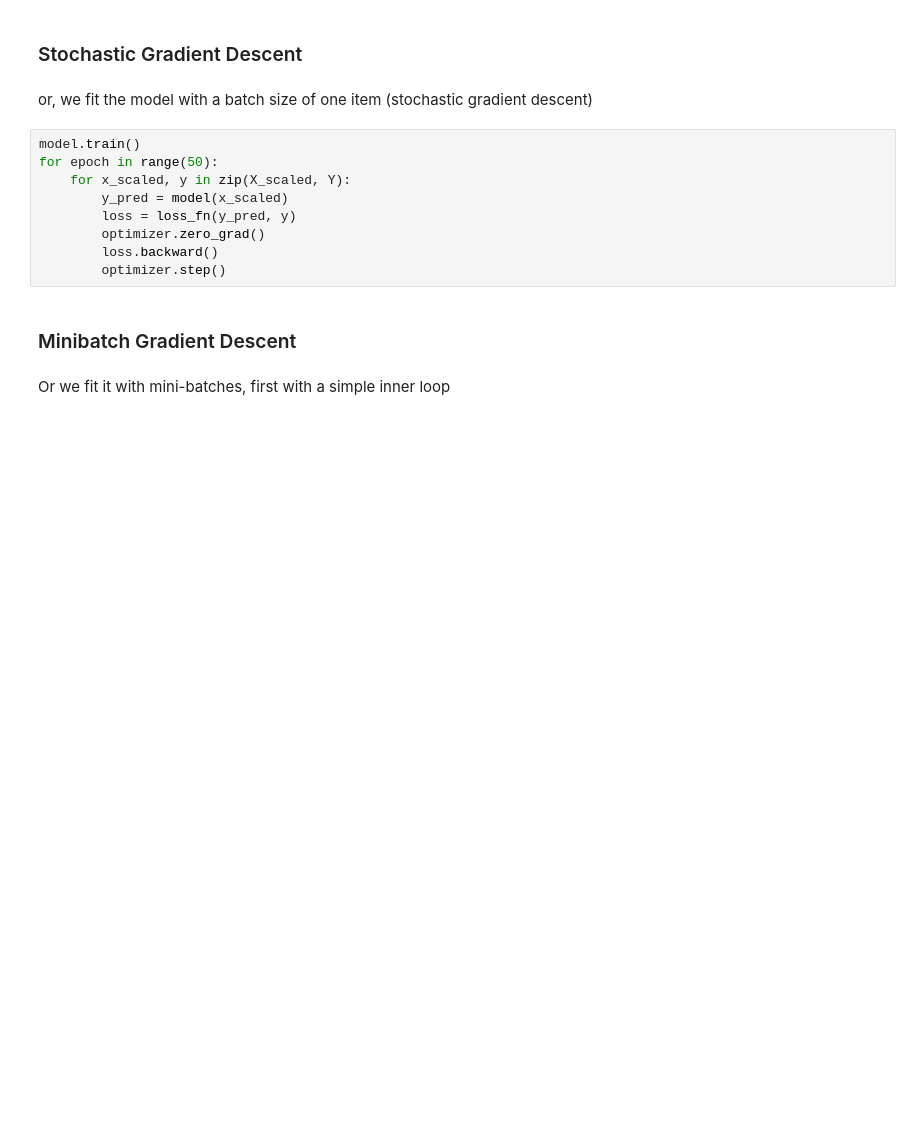
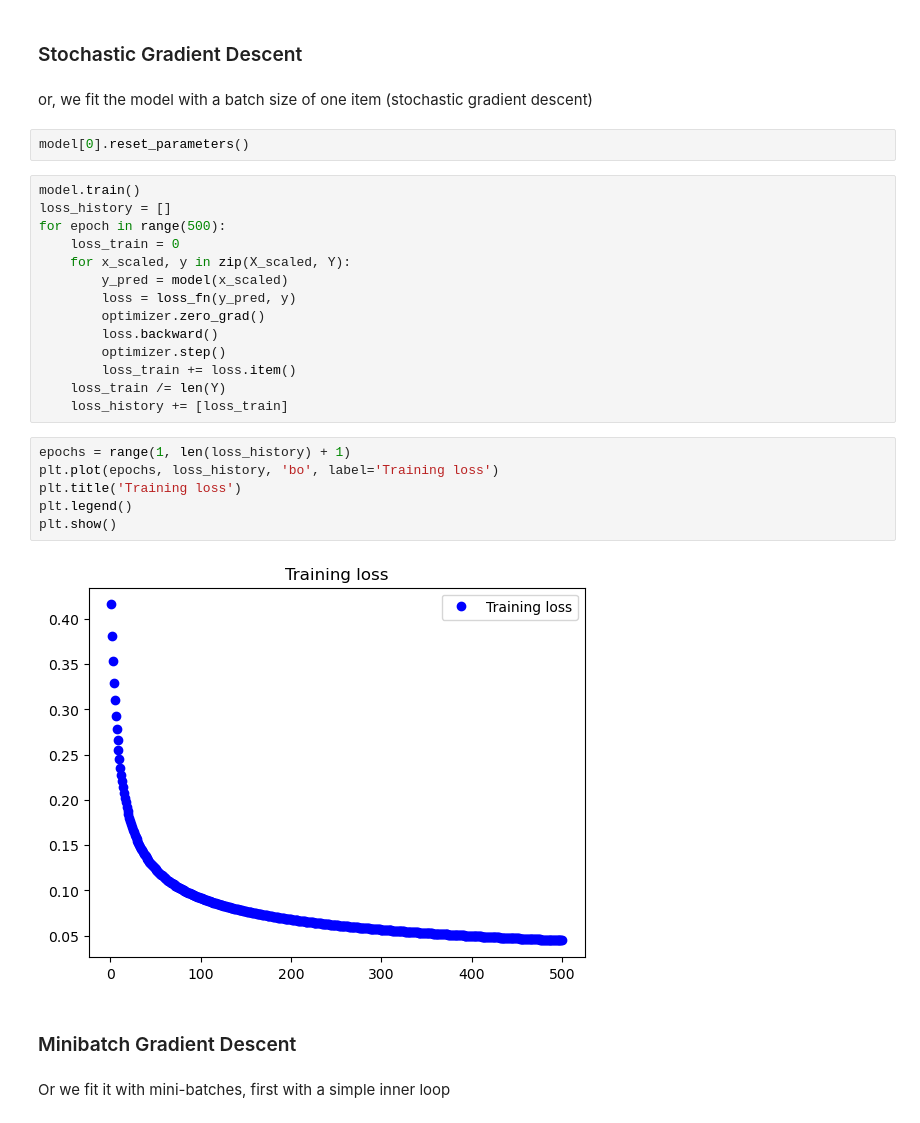
Before and after one commit to pnugues/edan96, a Jupyter notebook: programs/3-Salammbo_torch-2022.ipynb, the cells around one changed output. Saved outputs shown, nothing was run; the diff lists cells and outputs as text; blank space fills up the shorter version.

```diff
--- a/programs/3-Salammbo_torch-2022.ipynb
+++ b/programs/3-Salammbo_torch-2022.ipynb
@@ -126,15 +136,30 @@ for epoch in range(100):
 ### Stochastic Gradient Descent
 # %% [markdown]
 or, we fit the model with a batch size of one item (stochastic gradient descent)
+# %%
+model[0].reset_parameters()
 # %%
 model.train()
-for epoch in range(50):
+loss_history = []
+for epoch in range(500):
+    loss_train = 0
     for x_scaled, y in zip(X_scaled, Y):
         y_pred = model(x_scaled)
         loss = loss_fn(y_pred, y)
         optimizer.zero_grad()
         loss.backward()
         optimizer.step()
+        loss_train += loss.item()
+    loss_train /= len(Y)
+    loss_history += [loss_train]
+# %%
+epochs = range(1, len(loss_history) + 1)
+plt.plot(epochs, loss_history, 'bo', label='Training loss')
+plt.title('Training loss')
+plt.legend()
+plt.show()
+# %% [output]
+[figure, added]
 # %% [markdown]
 ### Minibatch Gradient Descent
 # %% [markdown]
```
Also changed, not shown: parts of 21 cells of this notebook.
